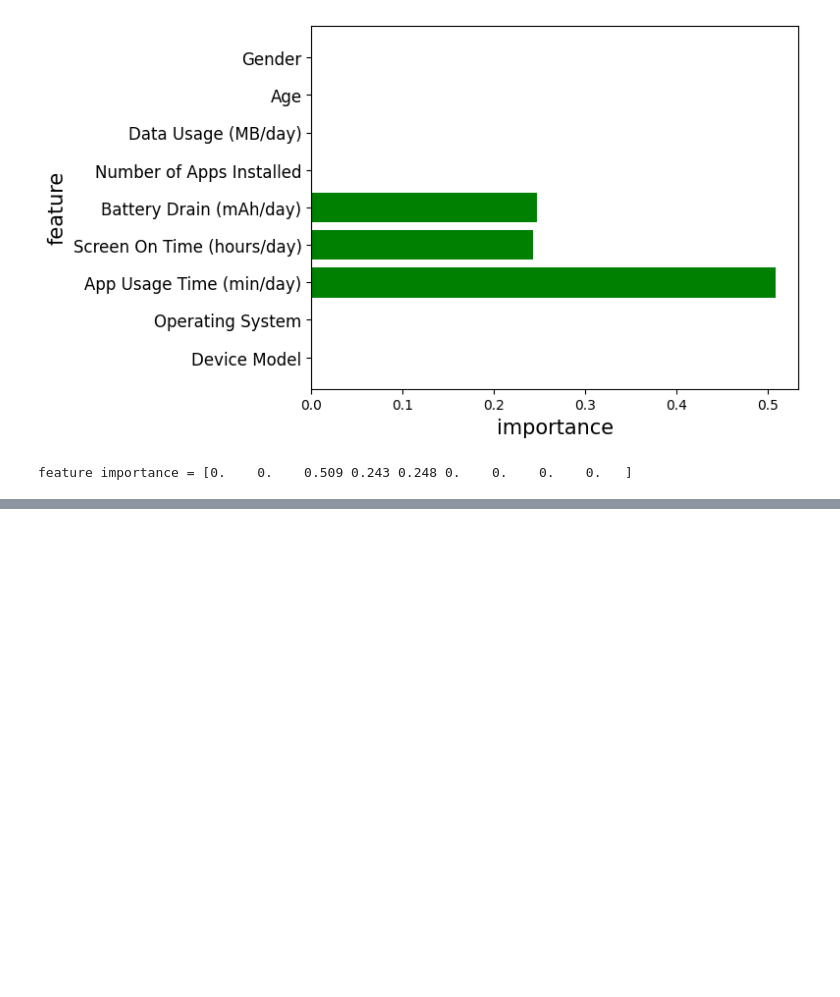
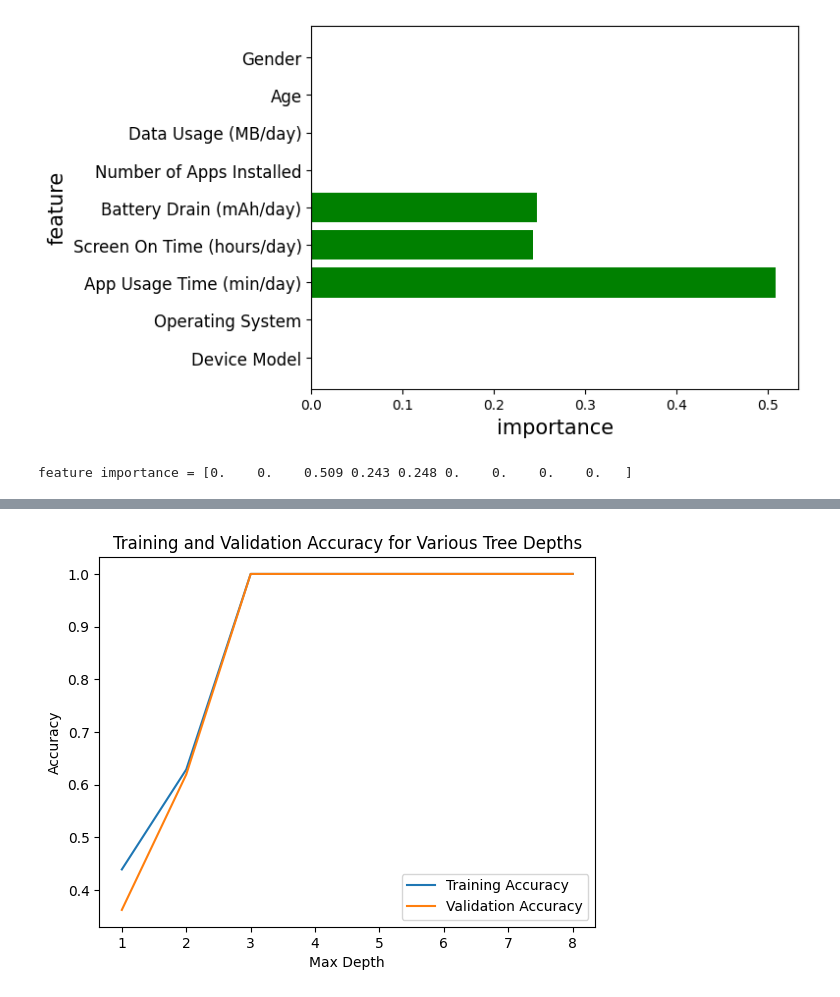
Before and after one commit to seeteling/mine-DAC-Curriculum, a Jupyter notebook: project/group project test.ipynb, the cells around one changed output, grey strips where cells are left out. Saved outputs shown, nothing was run; the diff lists cells and outputs as text; code cells hidden in the pictures; blank space fills up the shorter version.

```diff
--- a/project/group project test.ipynb
+++ b/project/group project test.ipynb
@@ -157,0 +232,83 @@ feature importance = [0.    0.    0.509 0.243 0.248 0.    0.    0.    0.   ]
+# %%
+import pandas as pd
+from sklearn.model_selection import train_test_split
+from sklearn.tree import DecisionTreeClassifier, plot_tree
+import matplotlib.pyplot as plt
+from sklearn.metrics import accuracy_score
+
+df = pd.read_csv('Mobile_Device_Usage (1).csv')
+
+df['Gender'] = df['Gender'].factorize()[0] # label encoding
+df['Device Model'] = df['Device Model'].factorize()[0]
+df['Operating System'] = df['Operating System'].factorize()[0]
+
+df.drop(['User ID'], axis=1, inplace=True)
+
+
+# Separate the Titanic data into features and target class.
+y = df['User Behavior Class']  # Target variable
+X = df.drop('User Behavior Class', axis=1)  # Features
+
+# Split the data into training, validation, and test data.
+X_train, X_test, y_train, y_test = train_test_split(X, y, test_size=0.3, random_state=42)
+X_test, X_eval, y_test, y_eval = train_test_split(X_test, y_test, test_size=0.5, random_state=42)
+
+# Create decision tree models of various depths,
+# and measure the accuracy of validation data for each model.
+train_acc = []
+eval_acc = []
+max_depth = 8
+for d in range(1, max_depth + 1):
+    model = DecisionTreeClassifier(max_depth=d, random_state=42)
+    model.fit(X_train, y_train)
+
+    # Measure the accuracy of this model using the training data.
+    y_train_pred = model.predict(X_train)
+    train_acc.append(accuracy_score(y_train, y_train_pred))
+
+    # Measure the accuracy of this model using the validation data.
+    y_eval_pred = model.predict(X_eval)
+    eval_acc.append(accuracy_score(y_eval, y_eval_pred))
+
+    print(f'Depth = {d}, train_acc = {train_acc[-1]:.4f}, eval_acc = {eval_acc[-1]:.4f}')
+
+# Plot the training and validation accuracy
+plt.plot(range(1, max_depth + 1), train_acc, label='Training Accuracy')
+plt.plot(range(1, max_depth + 1), eval_acc, label='Validation Accuracy')
+plt.xlabel('Max Depth')
+plt.ylabel('Accuracy')
+plt.title('Training and Validation Accuracy for Various Tree Depths')
+plt.legend()
+plt.show()
+
+# Now, visualize the tree for the best depth
+best_depth = train_acc.index(max(train_acc)) + 1  # Choose the depth with best train accuracy
+best_model = DecisionTreeClassifier(max_depth=best_depth, random_state=42)
+best_model.fit(X_train, y_train)
+
+# Plot the tree structure
+plt.figure(figsize=(20, 10))
+plot_tree(best_model, feature_names=X.columns, class_names=y.unique(), filled=True, rounded=True)
+plt.title(f"Decision Tree Structure (Depth={best_depth})")
+plt.show()
+
+# Get Feature Importance
+feature_importances = best_model.feature_importances_
+
+# Create a DataFrame to display feature importances
+feature_importance_df = pd.DataFrame({
+    'Feature': X.columns,
+    'Importance': feature_importances
+})
+
+# Sort the features by importance
+feature_importance_df = feature_importance_df.sort_values(by='Importance', ascending=False)
+
+print("Feature Importance:")
+print(feature_importance_df)
+
+# Evaluate the final model on the test data
+y_test_pred = best_model.predict(X_test)
+test_accuracy = accuracy_score(y_test, y_test_pred)
+print(f'Test Accuracy (Depth={best_depth}): {test_accuracy:.4f}')
+# %% [output]
@@ -157,0 +323 @@ feature importance = [0.    0.    0.509 0.243 0.248 0.    0.    0.    0.   ]
+[figure, added]
```
Also changed, not shown: parts of 3 cells of this notebook.
